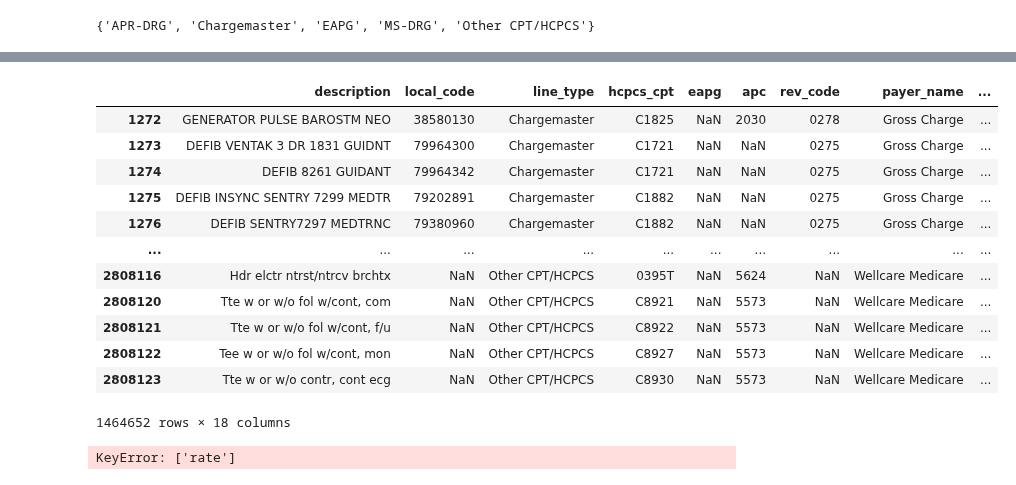
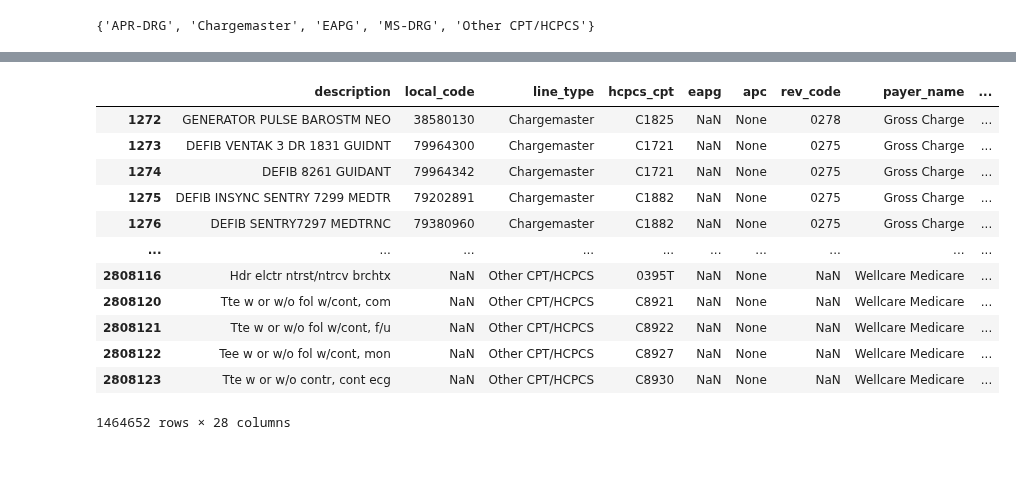
Before and after one commit to rl1987/dolthub-bounty-transparency-in-pricing, a Jupyter notebook: eskycity.ipynb, the cells around one changed output, grey strips where cells are left out. Drawn from its saved outputs; the diff is of its cells as text; code cells hidden in the pictures.

```diff
--- a/eskycity.ipynb
+++ b/eskycity.ipynb
@@ -111,7 +111,7 @@ df_mid
 2808196 rows × 10 columns
 # %%
 df_mid['standard_charge'] = df_mid['standard_charge'].str.strip()
-df_mid['standard_charge'] = df_mid['standard_charge'].apply(lambda rate: rate.replace("$", "").replace(",", ""))
+df_mid['standard_charge'] = df_mid['standard_charge'].apply(lambda rate: rate.replace("$", "").replace(",", "").strip())
 df_mid = df_mid[~df_mid['standard_charge'].str.contains("\(1\)")]
 df_mid = df_mid[df_mid['standard_charge'] != "-"]
 df_mid = pd.DataFrame(df_mid)
@@ -130,3 +130,10 @@ df_mid
 | 2808122 | Tee w or w/o fol w/cont, mon | NaN | Other CPT/HCPCS | NaN | C8927 | NaN | 5573 | NaN | Wellcare Medicare | ... |
 | 2808123 | Tte w or w/o contr, cont ecg | NaN | Other CPT/HCPCS | NaN | C8930 | NaN | 5573 | NaN | Wellcare Medicare | ... |
 1464652 rows × 10 columns
+# %%
+df_mid.loc[df_mid['standard_charge'].str.contains(" Per Diem"), 'contracting_method'] = "per diem"
+df_mid.loc[df_mid['standard_charge'].str.contains(" Per Diem"), 'standard_charge'] = df_mid[df_mid['standard_charge'].str.contains(" Per Diem")]['standard_charge'].str.replace(" Per Diem", "")
+df_mid.loc[df_mid['standard_charge'].str.contains("% of Charges"), 'contracting_method'] = "percent of total billed charge"
+df_mid.loc[df_mid['standard_charge'].str.contains("% of Charges"), 'standard_charge_percent'] = df_mid[df_mid['standard_charge'].str.contains("% of Charges")]['standard_charge'].str.replace("% of Charges", "")
+df_mid.loc[df_mid['standard_charge'].str.contains("% of Charges"), 'standard_charge'] = None
+df_mid
@@ -151,12 +172,22 @@ def pad_drg_if_needed(drg):
 df_mid['drg'] = df_mid['drg'].apply(pad_drg_if_needed)
 df_mid.loc[df_mid['drg'] == 'na', 'drg'] = None
 # %%
-df_mid.loc[df_mid['line_type'] == 'APR-DRG', 'apr-drg'] = df_mid[df_mid['line_type'] == 'APR-DRG']['drg']
+df_mid.loc[df_mid['line_type'] == 'APR-DRG', 'apr_drg'] = df_mid[df_mid['line_type'] == 'APR-DRG']['drg']
 df_mid.loc[df_mid['line_type'] == 'APR-DRG', 'code'] = df_mid[df_mid['line_type'] == 'APR-DRG']['drg']
-df_mid.loc[df_mid['line_type'] == 'MS-DRG', 'ms-drg'] = df_mid[df_mid['line_type'] == 'MS-DRG']['drg']
+df_mid.loc[df_mid['line_type'] == 'MS-DRG', 'ms_drg'] = df_mid[df_mid['line_type'] == 'MS-DRG']['drg']
 df_mid.loc[df_mid['line_type'] == 'MS-DRG', 'code'] = df_mid[df_mid['line_type'] == 'MS-DRG']['drg']
 del df_mid['drg']
 df_mid.loc[df_mid['line_type'] == 'Chargemaster', 'code'] = df_mid[df_mid['line_type'] == 'Chargemaster']['local_code']
 df_mid.loc[df_mid['line_type'] == 'EAPG', 'code'] = df_mid[df_mid['line_type'] == 'EAPG']['eapg']
 df_mid.loc[df_mid['line_type'] == 'Other CPT/HCPCS', 'code'] = df_mid[df_mid['line_type'] == 'Other CPT/HCPCS']['hcpcs_cpt']
-df_mid
+
+df_mid['thru'] = None
+df_mid['apc'] = None
+df_mid['icd'] = None
+df_mid['ndc'] = None
+df_mid['drug_hcpcs_multiplier'] = None
+df_mid['drug_quantity'] = None
+df_mid['drug_unit_of_measurement'] = None
+df_mid['drug_type_of_measurement'] = None
+df_mid['additional_generic_notes'] = None
+df_mid['additional_payer_specific_notes'] = None
@@ -176,0 +194,8 @@ df_mid
+# %%
+df_mid['modifiers'] = None
+
+df_mid['hcpcs_cpt'] = df_mid['hcpcs_cpt'].fillna('')
+df_mid.loc[df_mid['hcpcs_cpt'].str.len() == 7, 'modifiers'] = df_mid[df_mid['hcpcs_cpt'].str.len() == 7]['hcpcs_cpt'].str[-2:]
+df_mid.loc[df_mid['hcpcs_cpt'].str.len() == 7, 'hcpcs_cpt'] = df_mid[df_mid['hcpcs_cpt'].str.len() == 7]['hcpcs_cpt'].str[:5]
+df_mid.loc[df_mid['hcpcs_cpt'] == '', 'hcpcs_cpt'] = None
+df_mid['modifiers'].value_counts()
@@ -208,41 +251,21 @@ df_mid
 # %%
-df_mid['modifier'] = None
-df_mid['ndc'] = None
-
 from helpers import pad_rev_code_if_needed
 df_mid['rev_code'] = df_mid['rev_code'].apply(pad_rev_code_if_needed)
 df_mid['billing_class'] = None
-df_mid['patient_class'] = None
+df_mid['setting'] = None
 df_mid['plan_name'] = None
 df_mid
 # %% [output]
 |  | description | local_code | line_type | hcpcs_cpt | eapg | apc | rev_code | payer_name | ... |
-| 1272 | GENERATOR PULSE BAROSTM NEO | 38580130 | Chargemaster | C1825 | NaN | 2030 | 0278 | Gross Charge | ... |
-| 1273 | DEFIB VENTAK 3 DR 1831 GUIDNT | 79964300 | Chargemaster | C1721 | NaN | NaN | 0275 | Gross Charge | ... |
-| 1274 | DEFIB 8261 GUIDANT | 79964342 | Chargemaster | C1721 | NaN | NaN | 0275 | Gross Charge | ... |
-| 1275 | DEFIB INSYNC SENTRY 7299 MEDTR | 79202891 | Chargemaster | C1882 | NaN | NaN | 0275 | Gross Charge | ... |
-| 1276 | DEFIB SENTRY7297 MEDTRNC | 79380960 | Chargemaster | C1882 | NaN | NaN | 0275 | Gross Charge | ... |
+| 1272 | GENERATOR PULSE BAROSTM NEO | 38580130 | Chargemaster | C1825 | NaN | None | 0278 | Gross Charge | ... |
+| 1273 | DEFIB VENTAK 3 DR 1831 GUIDNT | 79964300 | Chargemaster | C1721 | NaN | None | 0275 | Gross Charge | ... |
+| 1274 | DEFIB 8261 GUIDANT | 79964342 | Chargemaster | C1721 | NaN | None | 0275 | Gross Charge | ... |
+| 1275 | DEFIB INSYNC SENTRY 7299 MEDTR | 79202891 | Chargemaster | C1882 | NaN | None | 0275 | Gross Charge | ... |
+| 1276 | DEFIB SENTRY7297 MEDTRNC | 79380960 | Chargemaster | C1882 | NaN | None | 0275 | Gross Charge | ... |
 | ... | ... | ... | ... | ... | ... | ... | ... | ... | ... |
-| 2808116 | Hdr elctr ntrst/ntrcv brchtx | NaN | Other CPT/HCPCS | 0395T | NaN | 5624 | NaN | Wellcare Medicare | ... |
-| 2808120 | Tte w or w/o fol w/cont, com | NaN | Other CPT/HCPCS | C8921 | NaN | 5573 | NaN | Wellcare Medicare | ... |
-| 2808121 | Tte w or w/o fol w/cont, f/u | NaN | Other CPT/HCPCS | C8922 | NaN | 5573 | NaN | Wellcare Medicare | ... |
-| 2808122 | Tee w or w/o fol w/cont, mon | NaN | Other CPT/HCPCS | C8927 | NaN | 5573 | NaN | Wellcare Medicare | ... |
-| 2808123 | Tte w or w/o contr, cont ecg | NaN | Other CPT/HCPCS | C8930 | NaN | 5573 | NaN | Wellcare Medicare | ... |
+| 2808116 | Hdr elctr ntrst/ntrcv brchtx | NaN | Other CPT/HCPCS | 0395T | NaN | None | NaN | Wellcare Medicare | ... |
+| 2808120 | Tte w or w/o fol w/cont, com | NaN | Other CPT/HCPCS | C8921 | NaN | None | NaN | Wellcare Medicare | ... |
+| 2808121 | Tte w or w/o fol w/cont, f/u | NaN | Other CPT/HCPCS | C8922 | NaN | None | NaN | Wellcare Medicare | ... |
+| 2808122 | Tee w or w/o fol w/cont, mon | NaN | Other CPT/HCPCS | C8927 | NaN | None | NaN | Wellcare Medicare | ... |
+| 2808123 | Tte w or w/o contr, cont ecg | NaN | Other CPT/HCPCS | C8930 | NaN | None | NaN | Wellcare Medicare | ... |
-1464652 rows × 18 columns
+1464652 rows × 28 columns
-# %%
-df_mid = df_mid.dropna(subset=['rate'], axis=0)
-
-def rate_method_from_rate(rate):
-    if "Per Diem" in rate:
-        return "Per Diem"
-    elif "%" in rate:
-        return rate
-
-    return None
-
-df_mid['rate_method'] = df_mid['rate'].apply(rate_method_from_rate)
-df_mid.loc[df_mid['rate_method'] == "Per Diem", 'rate'] = df_mid[df_mid['rate_method'] == "Per Diem"]['rate'].apply(lambda rate: rate.split(" ")[0])
-df_mid['rate'] = df_mid.apply(lambda row: -1 if row['rate_method'] is not None and "%" in row['rate_method'] else row['rate'], axis=1)
-df_mid
-# %% [output]
-KeyError: ['rate']
```
Also changed, not shown: parts of 9 cells of this notebook.
